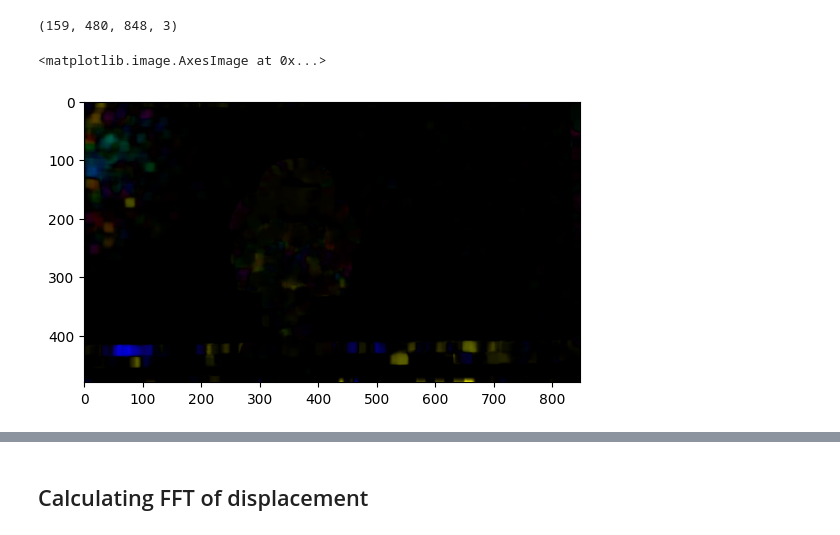
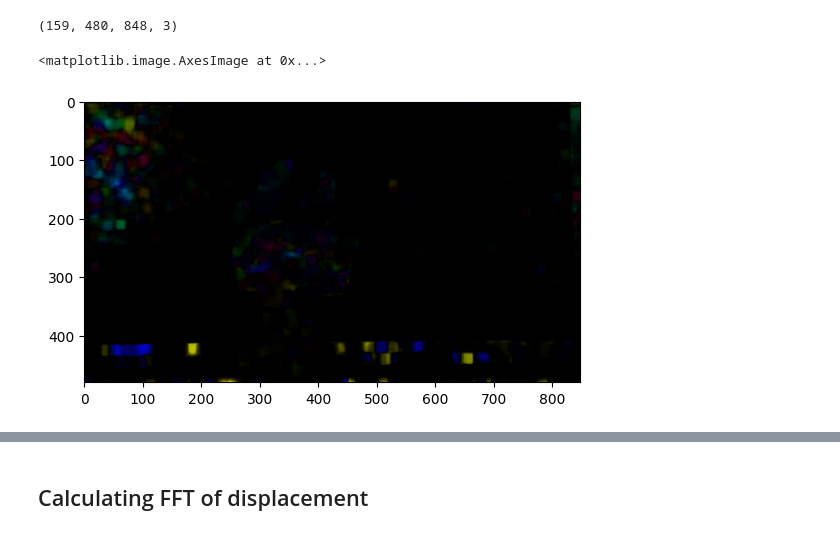
Before and after one commit to akshatsanghvi211103/DIP_Project, a Jupyter notebook: modal_analysis.ipynb, the cells around one changed output, grey strips where cells are left out. Drawn from its saved outputs; the diff is of its cells as text; code cells hidden in the pictures.

```diff
--- a/modal_analysis.ipynb
+++ b/modal_analysis.ipynb
@@ -158,10 +160,10 @@ print(flows_rgb.shape)
 # %% [output]
 (159, 480, 848, 3)
 # %%
-plt.imshow(flows_rgb[0])
+plt.imshow(flows_rgb[1])
 # %% [output]
 <matplotlib.image.AxesImage at 0x...>
-[figure, old version]
+[figure, new version]
 # %%
 # saving the flow rgb video
 savepath = os.path.join(OUTPUT_DIR, "flow-rgb.avi")
```
Also changed, not shown: parts of 22 cells of this notebook, 1 other file.
